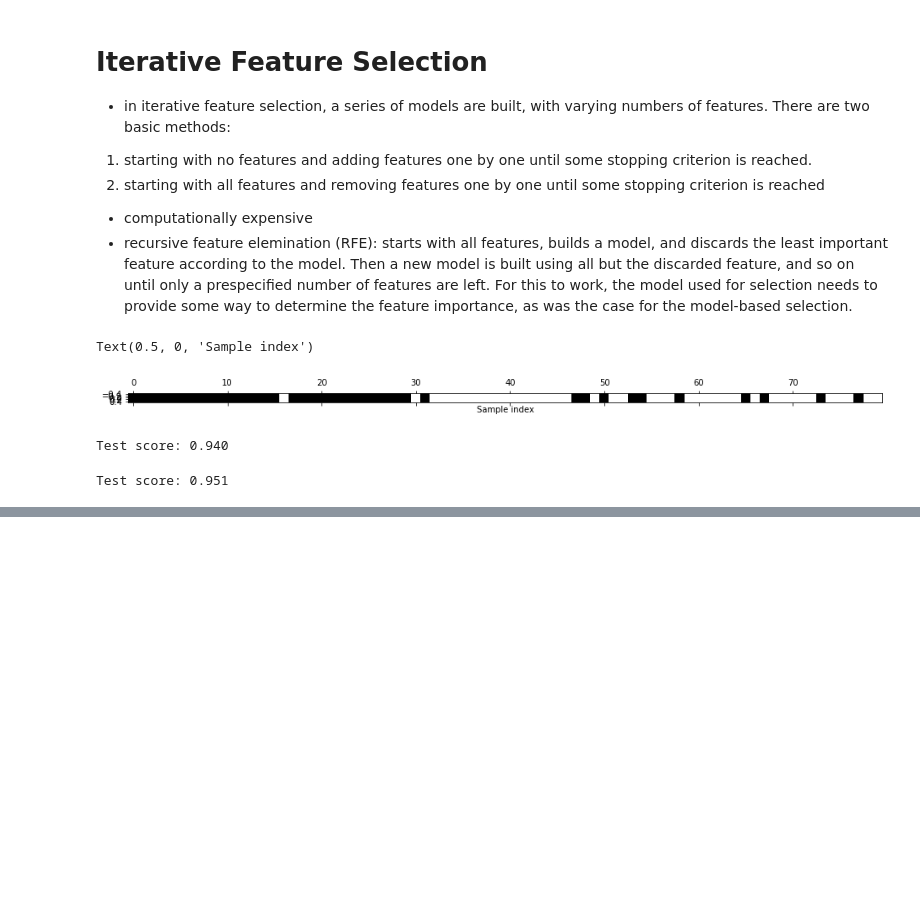
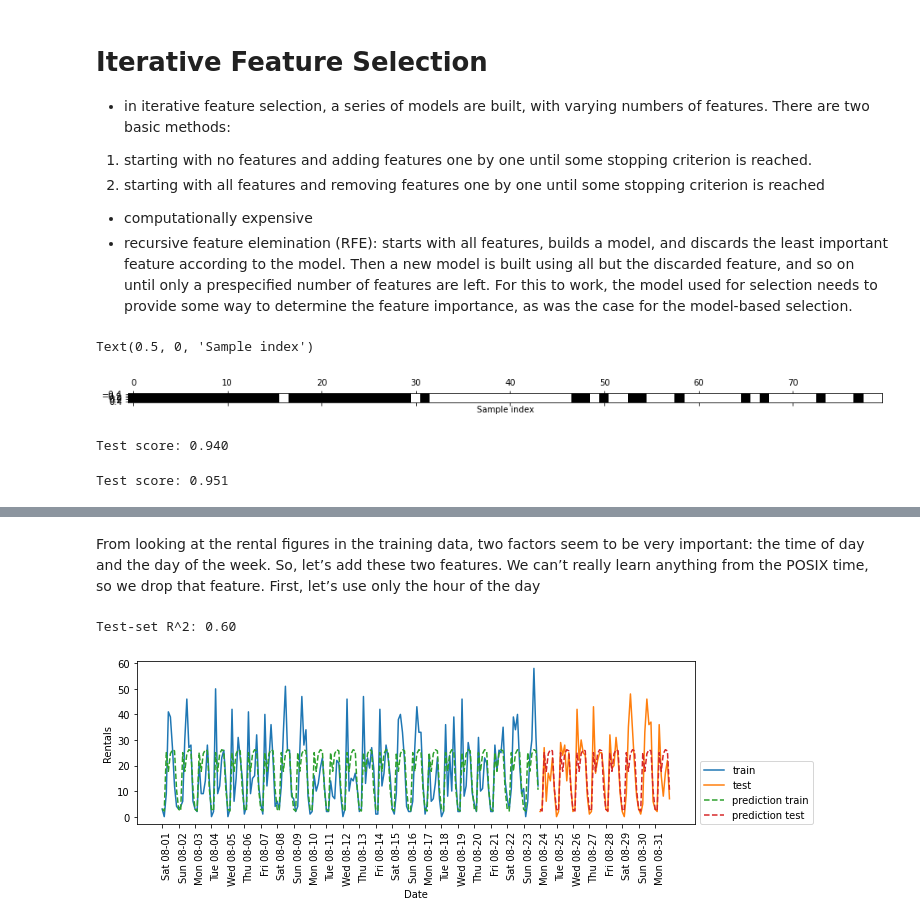
Before and after one commit to owend23/ML, a Jupyter notebook: representing_data_and_engineering_features.ipynb, the cells around one changed output, grey strips where cells are left out. Drawn from its saved outputs; the diff is of its cells as text; code cells hidden in the pictures; blank space fills up the shorter version.

```diff
--- a/representing_data_and_engineering_features.ipynb
+++ b/representing_data_and_engineering_features.ipynb
@@ -643,0 +727,11 @@ Test score: 0.951
+# %% [markdown]
+From looking at the rental figures in the training data, two factors seem to be very
+important: the time of day and the day of the week. So, let’s add these two features.
+We can’t really learn anything from the POSIX time, so we drop that feature. First,
+let’s use only the hour of the day
+# %%
+X_hour = citibike.index.hour.values.reshape(-1, 1)
+eval_on_features(X_hour, y, regressor)
+# %% [output]
+Test-set R^2: 0.60
+[figure, added]
```
Also changed, not shown: parts of 24 cells of this notebook.
